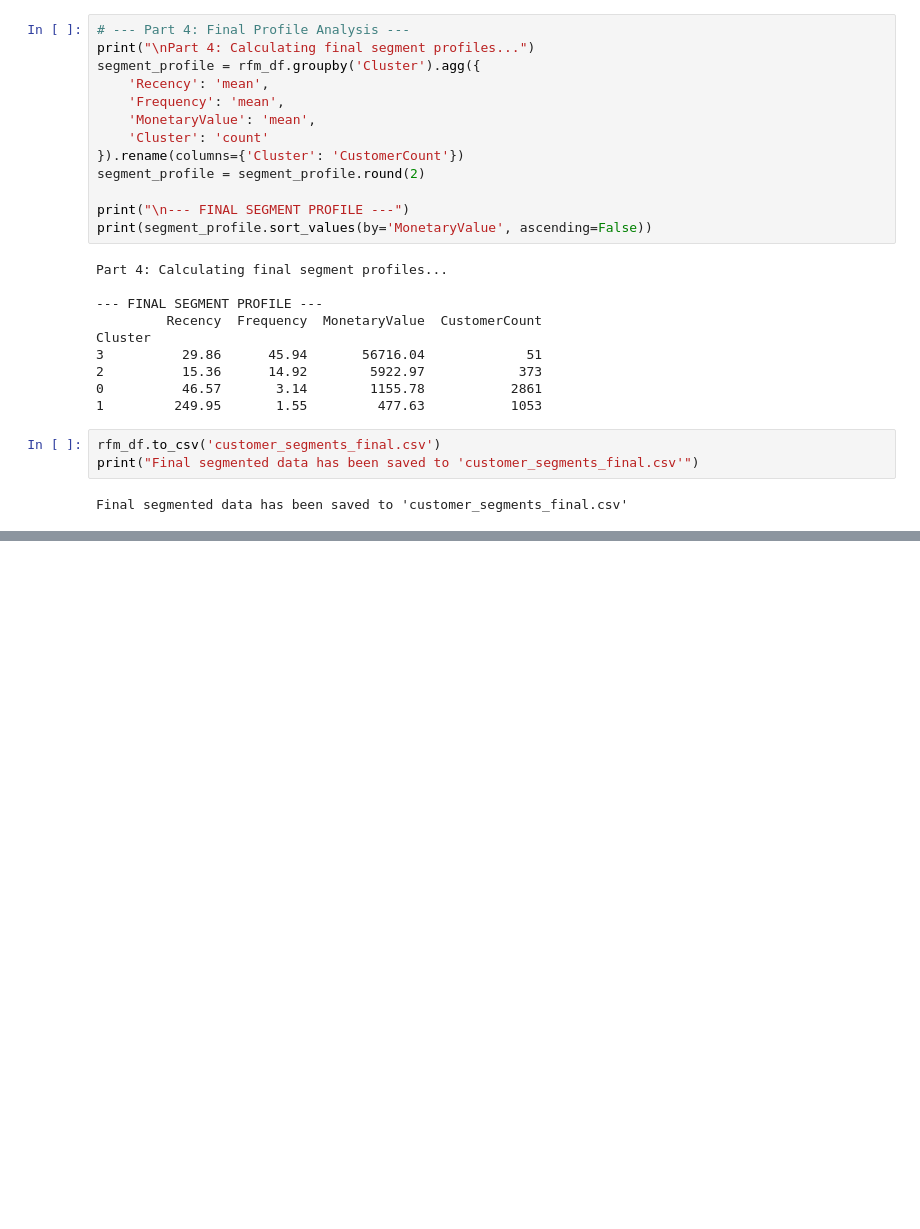
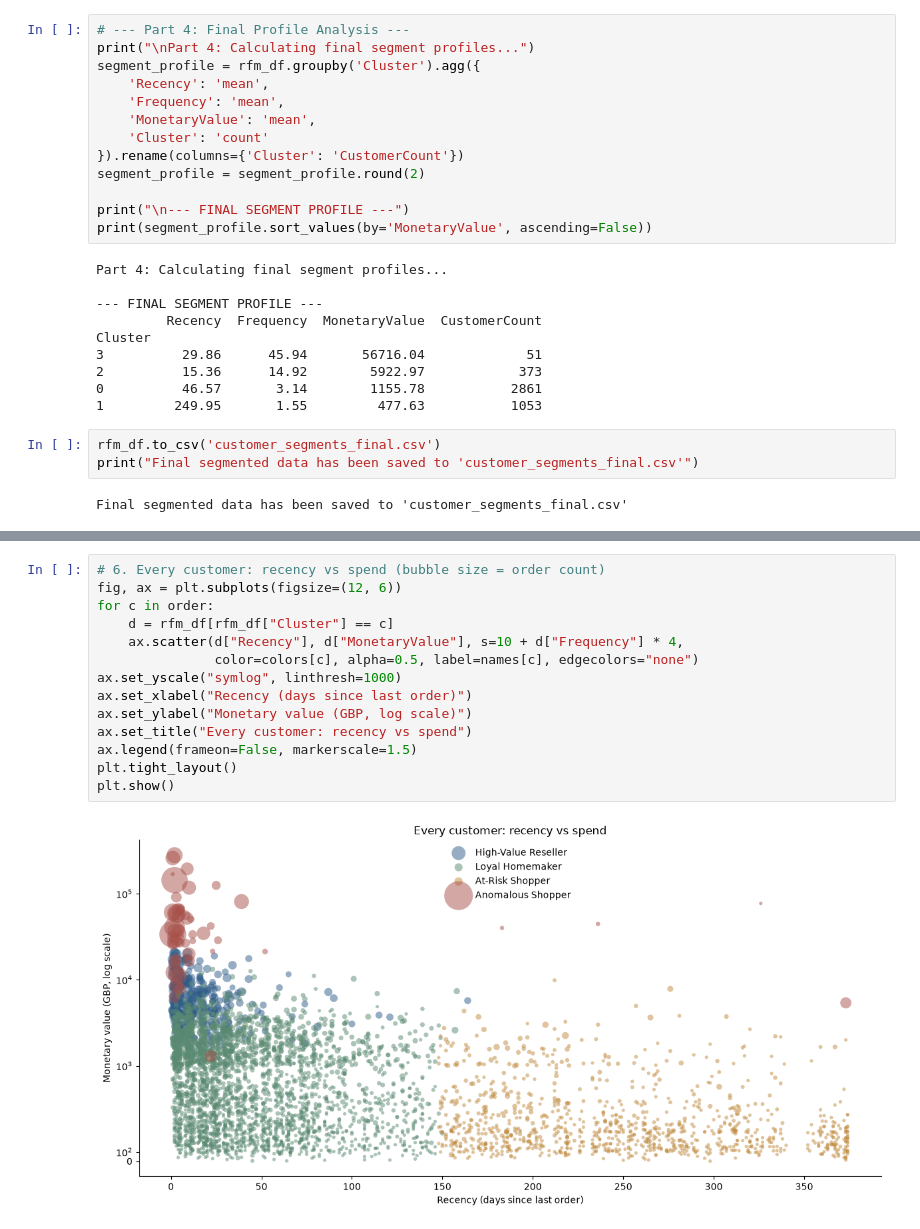
Before and after one commit to M10Ziyad/Ecommerce-Customer-Segmentation-Project, a Jupyter notebook: customer_segment_analysis.ipynb, the cells around one changed output, grey strips where cells are left out. Drawn from its saved outputs; the diff is of its cells as text; blank space fills up the shorter version.

```diff
--- a/customer_segment_analysis.ipynb
+++ b/customer_segment_analysis.ipynb
@@ -187,0 +260,16 @@ Final segmented data has been saved to 'customer_segments_final.csv'
+# %%
+# 6. Every customer: recency vs spend (bubble size = order count)
+fig, ax = plt.subplots(figsize=(12, 6))
+for c in order:
+    d = rfm_df[rfm_df["Cluster"] == c]
+    ax.scatter(d["Recency"], d["MonetaryValue"], s=10 + d["Frequency"] * 4,
+               color=colors[c], alpha=0.5, label=names[c], edgecolors="none")
+ax.set_yscale("symlog", linthresh=1000)
+ax.set_xlabel("Recency (days since last order)")
+ax.set_ylabel("Monetary value (GBP, log scale)")
+ax.set_title("Every customer: recency vs spend")
+ax.legend(frameon=False, markerscale=1.5)
+plt.tight_layout()
+plt.show()
+# %% [output]
+[figure, added]
```
Also changed, not shown: parts of 2 cells of this notebook.
